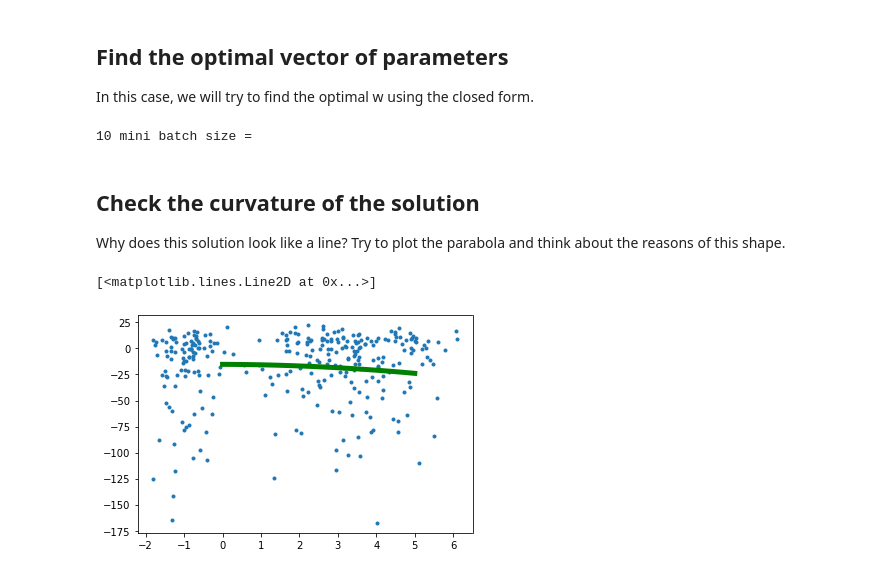
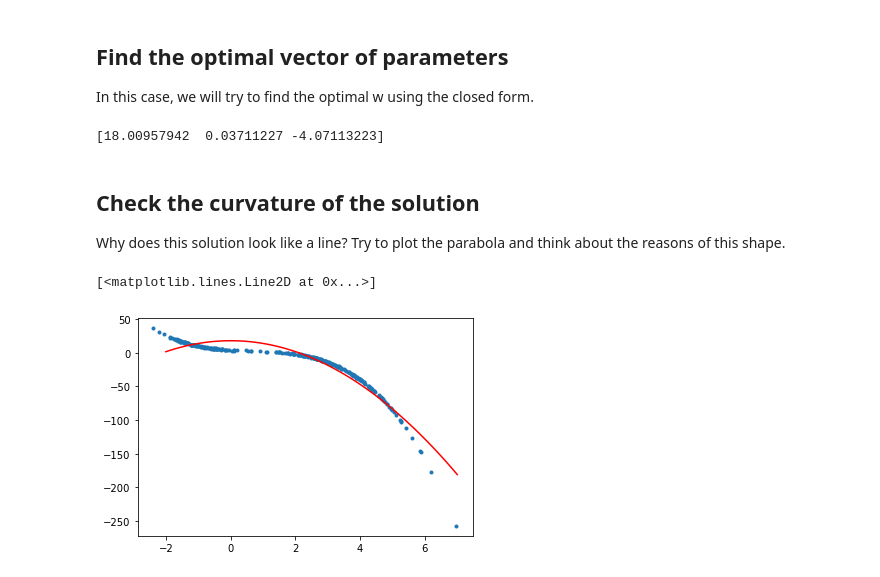
Before and after one commit to raozzo/ML, a Jupyter notebook: Exercises/Rifaccio es in classe.ipynb, the cells around one changed output. Cells and saved outputs as stored; diff of their text form; code cells hidden in the pictures.

```diff
--- a/Exercises/Rifaccio es in classe.ipynb
+++ b/Exercises/Rifaccio es in classe.ipynb
@@ -173,61 +173,24 @@ X_reg= np.stack([X0,X1,X1**2], axis=1)
 ## Find the optimal vector of parameters
 In this case, we will try to find the optimal w using the closed form.
 # %%
-#assegno dei valori random al vettore dei pesi
-w = np.random.uniform (low=-1, high = 1, size= 3)
+#uso la forma chiusa della regeressione ovvero
+#w=np.random.uniform(low=-1,high=1, size=3)
+w = np.dot(np.linalg.inv(np.dot(X_reg.T,X_reg)),np.dot(X_reg.T,y))
 
-#parametri
-eta = 1e-5
-
-#per trovare la migliore soluzione uso lo stochastic gradient descent quindi
-#devo anche impostare il batch size
-print (mini_batch_size,'mini batch size = ') #uso quella della task precedente
-
-#per sicurezza aumento il numero di epochs
-max_epoch= 2000
-
-#imposto un vettore dove sommo gli errori in ogni epoca
-total_error= np.zeros(max_epoch+1)
-
-#definisco la funzione degli errori
-def error_w(X,y,w):
-    error = np.sum (np.square(y-np.dot(X,w))) / 2.0
-    return error
-
-#inizio il learning
-for epochs in range(max_epoch):
-    total_error[epoch]= error_w(X_reg,y,w)
-
-    #genero delle permutazioni casuali (mini batch)
-    perm = np.random.permutation(range(y.shape[0]))
-    X_reg= X_reg[perm,:]
-    y = y[perm]
-    # mini batch
-    for j in range(0,y.shape[0],mini_batch_size):
-
-        X_batch = X[j:(j + mini_batch_size), :]
-
-        y_batch = y[j:(j + mini_batch_size)]
-
-        errors = y_batch - np.dot(X_batch, w)
-
-        w = w + eta * np.dot(X_batch.T, errors)
-
-#come vettore di peso corretto uso l'ultimo vettore trovato
-#volendo potrei anche usare la media calcolata ad ogni iterazione
+print(w)
 # %% [output]
-10 mini batch size =
+[18.00957942  0.03711227 -4.07113223]
 # %% [markdown]
 ## Check the curvature of the solution
 
 Why does this solution look like a line? Try to plot the parabola and think about the reasons of this shape.
 # %%
 # genero dei punti per plottare la linea
-x_grid = np.linspace(0, 5, 100)
+x_grid = np.linspace(-2, 7, 100)
 
 # plot line
 plt.plot(X1,y,'.')
-plt.plot(x_grid, w[0] + x_grid * w[1] + x_grid**2 * w[2],c='g', linewidth=5)
+plt.plot(x_grid, w[0] + x_grid * w[1] + x_grid**2 * w[2],c='r')
 # %% [output]
 [<matplotlib.lines.Line2D at 0x...>]
-[figure, old version]
+[figure, new version]
```
Also changed, not shown: parts of 6 cells of this notebook, 34 other files.
